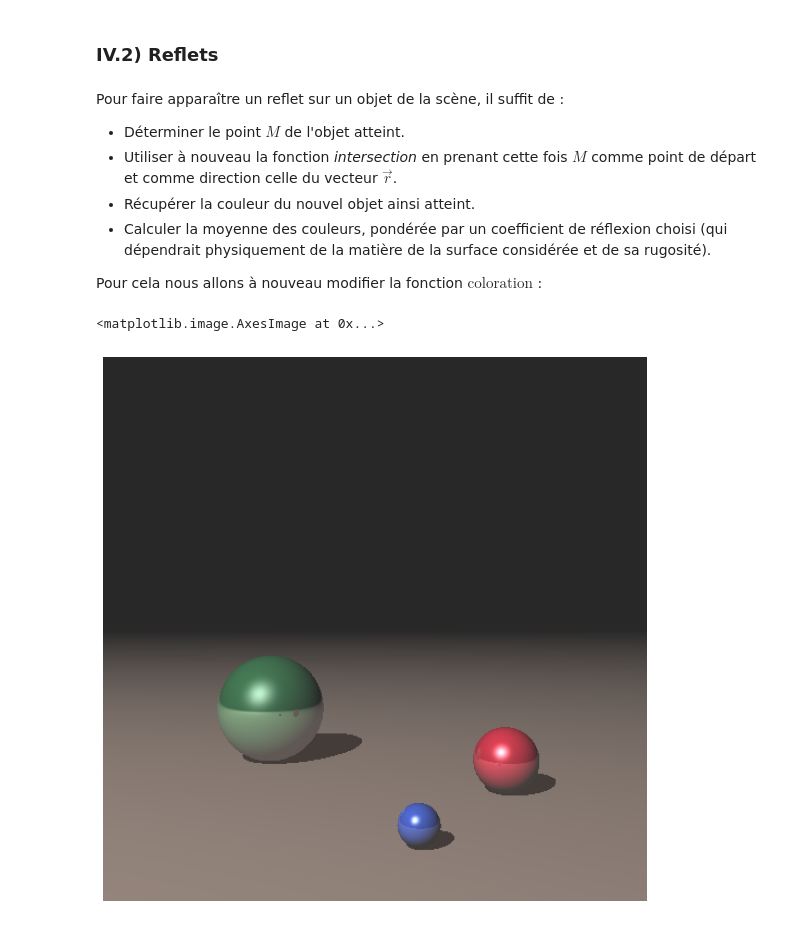
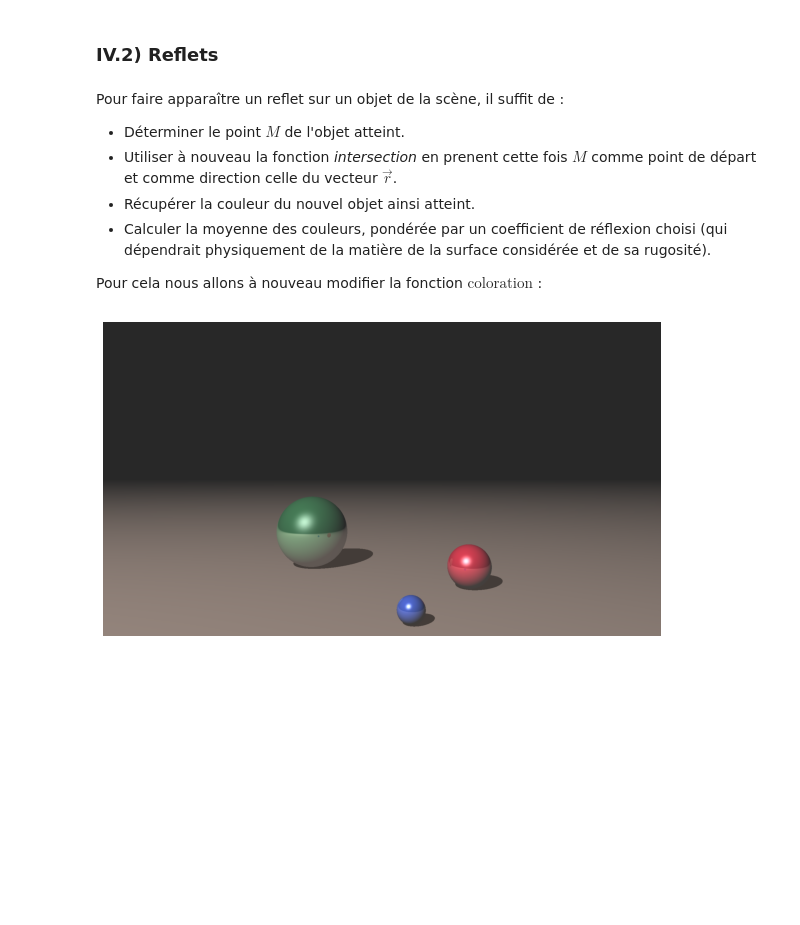
Before and after one commit to fjcasanova/Raytracing, a Jupyter notebook: Raytracing.ipynb, the cells around one changed output. Drawn from its saved outputs; the diff is of its cells as text; code cells hidden in the pictures; blank space fills up the shorter version.

```diff
--- a/Raytracing.ipynb
+++ b/Raytracing.ipynb
@@ -283,9 +282,10 @@ Il ne reste alors plus qu'à placer la source de lumière et à modifier la fonc
 # %%
 L =  vecteur(-20, -30, -20) # position de la source de lumiere
 
-def coloration(depart, direction) :
-    if intersection(depart, direction, centre, rayon) < inf :
-        OM = intersection(depart, direction, centre, rayon) * u
+def coloration(depart, u) :
+    t = intersection(depart, u, centre, rayon)
+    if t < inf :
+        OM = t * u
         ML = L - OM
         l = unitaire(ML)
         n = unitaire(OM - centre)
@@ -363,9 +363,9 @@ $$\vec{r}=\vec{u}-2(\vec{u}\cdot\vec{n})\vec{n}$$ </div>
 Après avoir rajouté les variable alpha et couleur lumiere, définissons alors la fonction **speculaire** qui calcule, à l'aide de la formule précédente, la composante spéculaire.
 # %%
 # caracteristiques de l image
-longueur = 500
-hauteur = 500
-D = 600
+longueur = 1920
+hauteur = 1080
+D = 500
 
 image = zeros((hauteur, longueur, 3), dtype = uint8)
 
@@ -387,9 +387,10 @@ def speculaire(u,n,l, alpha):
         speculaire = vecteur(0,0,0)
     return speculaire
 
-def coloration(depart, direction) :
-    if intersection(depart, direction, centre, rayon) < inf :
-        OM = intersection(depart, direction, centre, rayon) * u
+def coloration(depart, u) :
+    t = intersection(depart, u, centre, rayon)
+    if t < inf :
+        OM = t * u
         ML = L - OM
         l = unitaire(ML)
         n = unitaire(OM - centre)
@@ -444,7 +445,7 @@ Une fois la scène définie, il nous faut remédier aux deux points mentionnés
 
 Modifions ainsi la fonction $\text{coloration}$ :
 # %%
-def coloration(depart, direction) :
+def coloration(depart, u) :
     intersections = [intersection(depart, u, objet.centre, objet.rayon) for objet in scene]
     d = min(intersections)
     couleur = luminosite_ambiante
@@ -453,7 +454,7 @@ def coloration(depart, direction) :
         k = intersections.index(d)
         # objet de la scene correspondant a la distance minimale
         objet = scene[k]
-        M = d * direction
+        M = d * u
         ML = L - M
         l = unitaire(ML)
         n = unitaire(M - objet.centre)
@@ -462,7 +463,7 @@ def coloration(depart, direction) :
         if min([intersection(M, l, obj.centre, obj.rayon) for obj in scene if obj != objet]) < norme(ML) :
             couleur *=.35
         else :
-            spec = speculaire(direction, n, l, objet.alpha)
+            spec = speculaire(u, n, l, objet.alpha)
             couleur += spec
     return couleur
 
@@ -484,7 +485,7 @@ plt.imshow(image)
 Pour faire apparaître un reflet sur un objet de la scène, il suffit de :
 
 - Déterminer le point $M$ de l'objet atteint.
-- Utiliser à nouveau la fonction *intersection* en prenant cette fois $M$ comme point de départ et comme direction celle du vecteur $\vec{r}$.
+- Utiliser à nouveau la fonction *intersection* en prenent cette fois $M$ comme point de départ et comme direction celle du vecteur $\vec{r}$.
 - Récupérer la couleur du nouvel objet ainsi atteint.
 - Calculer la moyenne des couleurs, pondérée par un coefficient de réflexion choisi (qui dépendrait physiquement de la matière de la surface considérée et de sa rugosité).
 
@@ -496,7 +497,7 @@ sol = sphere(vecteur(0, 10**8 + 5 , 0 ), 10**8, vecteur(154, 132, 120), 10**8, 0
 sphere_1 = sphere(vecteur(1, 4.5, 15 ), 0.5, vecteur(52, 84, 216), 20, .2)    # boule bleue
 sphere_2 = sphere(vecteur(4, 4, 20 ), 1, vecteur(237, 33, 58), 15,  .25)    # boule rouge
 sphere_3 = sphere(vecteur(-4, 3, 25 ), 2, vecteur(60, 165, 92),10, 0.5)     # boule verte
-
+D=2000
 scene = [sol, sphere_1, sphere_2, sphere_3]
 
 # source
@@ -504,42 +505,42 @@ L = vecteur(-20, -30, -20)
 couleur_lumiere = vecteur(255,255,255) # lumiere blanche
 luminosite_ambiante = vecteur(40,40,40) # luminosite ambiante
 
-def coloration(depart, direction, objets) :
-    intersections = [intersection(depart, direction, objet.centre, objet.rayon) for objet in objets]
+def coloration(depart, u, objets) :
+    intersections = [intersection(depart, u, objet.centre, objet.rayon) for objet in objets]
     d = min(intersections)
     couleur = luminosite_ambiante # on prend la luminosite ambiante comme "couleur minimale" que l'on augmentera au fur et a mesure
     if d < inf :
         k = intersections.index(d)
         objet = objets[k]
         objets.remove(objet) # on retire l'objet atteint
-        M = d * direction
+        M = d * u
         n = unitaire(M - objet.centre)
         ML = L - M
         l = unitaire(ML)
         # on verifie s'il y a un objet cachant la source lumineuse
         if min([intersection(M, l, obj.centre, obj.rayon) for obj in objets]) < norme(ML) :
             couleur = (couleur + objet.couleur)*.35 # dans ce cas on colorie le pixel avec 35% de la couleur
         else :
-            spec = speculaire(direction, n, l, objet.alpha)
+            spec = speculaire(u, n, l, objet.alpha)
             couleur += objet.couleur* max(scalaire(n, l),0) + spec
-            r = direction - 2*scalaire(direction,n)*n #on determine le rayon reflechi en M
+            r = u - 2*scalaire(u,n)*n #on determine le rayon reflechi en M
             reflet = coloration(M, r, objets)
             # on suit le rayon reflechi jusqu'a l'objet suivant et on recupere
             # sa couleur ponderee par le coefficient de reflexion du premier objet atteint
             couleur = (1 - objet.reflexion)* couleur + objet.reflexion* reflet
             # on obtient le reflet en calculant la moyenne ponderee entre la couleur de l'objet et celle obtenue par reflexion
     return couleur
 
 for x in range(longueur):
     for y in range(hauteur) :
         list_obj = scene.copy() # on realise une copie de la liste contenant les objets de la scene
         u = unitaire(direction(x, y))
         couleur = coloration(Origine, u, list_obj)
         image[y,x] = couleur.rgb()
 
-plt.rcParams["figure.figsize"] = (10,10)
+#plt.rcParams["figure.figsize"] = (10,10)
 plt.axis('off')
 plt.imshow(image)
+plt.imsave('Boules_1920.png', image)
 # %% [output]
-<matplotlib.image.AxesImage at 0x...>
-[figure, old version]
+[figure, new version]
```
Also changed, not shown: parts of 12 cells of this notebook, 2 other files.
